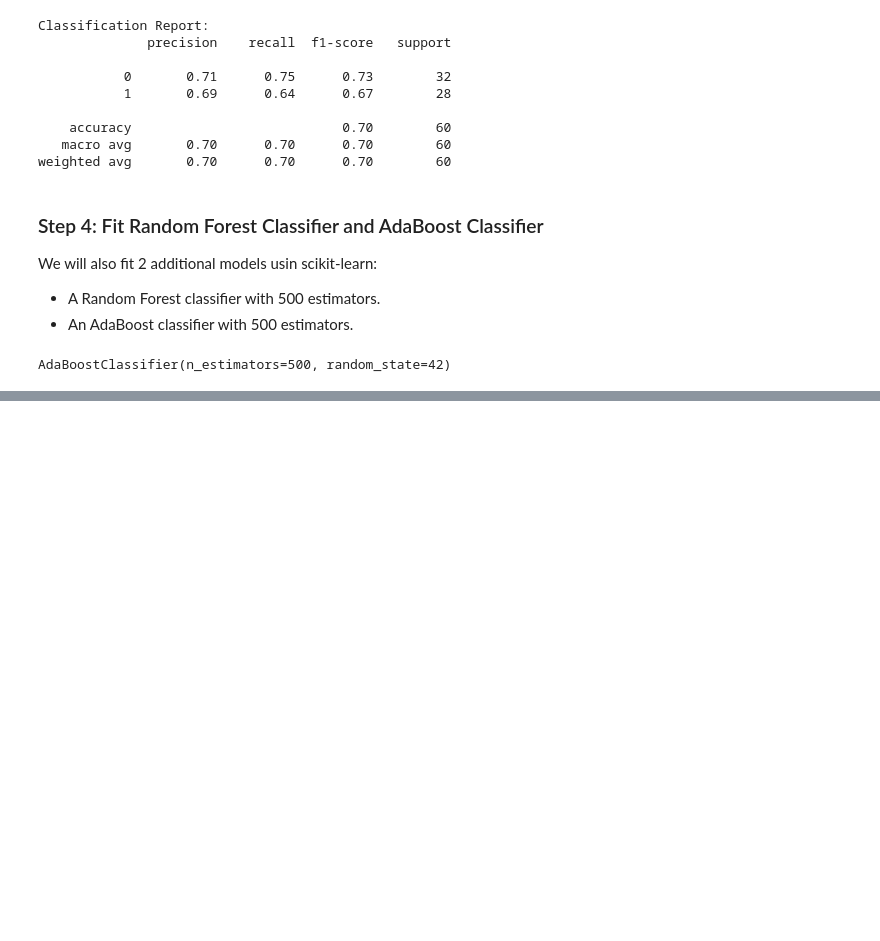
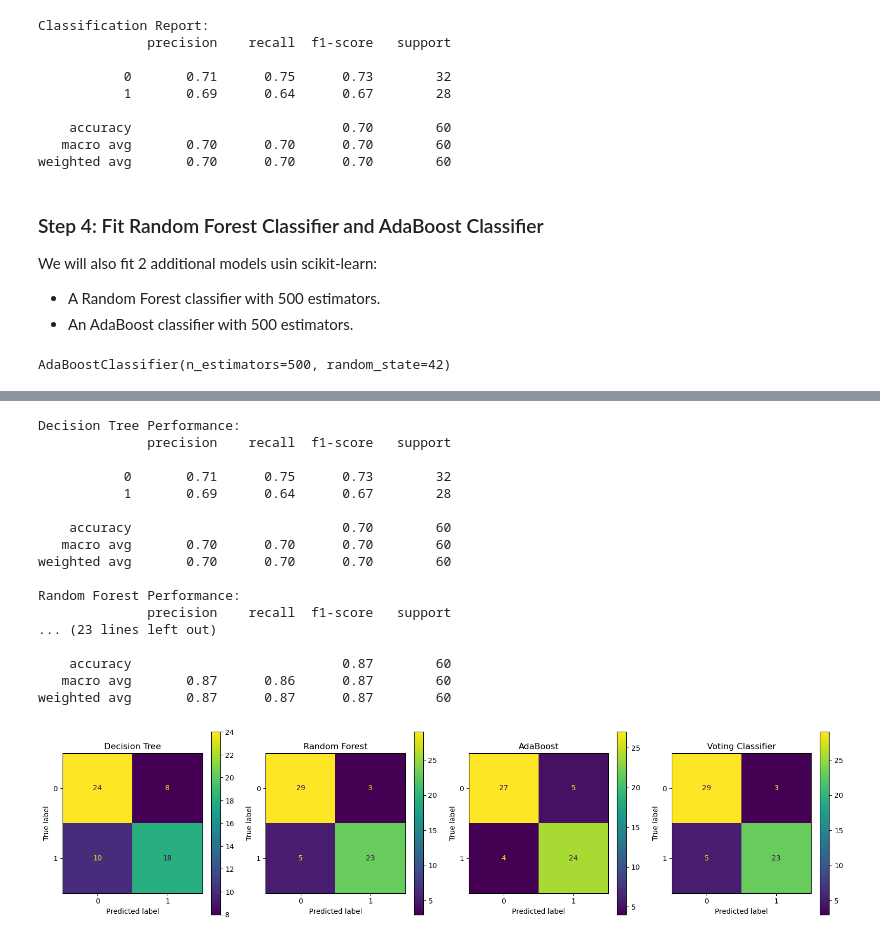
Before and after one commit to LeweiXu/CITS5508, a Jupyter notebook: ass2/assignment2_23709058.ipynb, the cells around one changed output, grey strips where cells are left out. Drawn from its saved outputs; the diff is of its cells as text; code cells hidden in the pictures; blank space fills up the shorter version.

```diff
--- a/ass2/assignment2_23709058.ipynb
+++ b/ass2/assignment2_23709058.ipynb
@@ -166,0 +173,5 @@ AdaBoostClassifier(n_estimators=500, random_state=42)
+# %%
+from sklearn.ensemble import VotingClassifier
+
+voting = VotingClassifier(estimators=[('rf', rf), ('ada', ada)], voting='soft')
+voting.fit(X_train, y_train)
@@ -166,0 +190,37 @@ AdaBoostClassifier(n_estimators=500, random_state=42)
+# %%
+from sklearn.metrics import classification_report, ConfusionMatrixDisplay
+import matplotlib.pyplot as plt
+
+models = {'Decision Tree': dt, 'Random Forest': rf, 'AdaBoost': ada, 'Voting Classifier': voting}
+
+# 6a: Precision, recall and F1 table
+for name, model in models.items():
+    print(f"{name} Performance: ")
+    print(classification_report(y_test, model.predict(X_test)))
+
+# 6b: Confusion matrices
+fig, axes = plt.subplots(1, 4, figsize=(16, 4))
+for ax, (name, model) in zip(axes, models.items()):
+    ConfusionMatrixDisplay.from_estimator(model, X_test, y_test, ax=ax)
+    ax.set_title(name)
+plt.tight_layout()
+plt.show()
+# %% [output]
+Decision Tree Performance:
+              precision    recall  f1-score   support
+
+           0       0.71      0.75      0.73        32
+           1       0.69      0.64      0.67        28
+
+    accuracy                           0.70        60
+   macro avg       0.70      0.70      0.70        60
+weighted avg       0.70      0.70      0.70        60
+
+Random Forest Performance:
+              precision    recall  f1-score   support
+... (23 lines left out)
+
+    accuracy                           0.87        60
+   macro avg       0.87      0.86      0.87        60
+weighted avg       0.87      0.87      0.87        60
+[figure, added]
```
Also changed, not shown: parts of 10 cells of this notebook.
